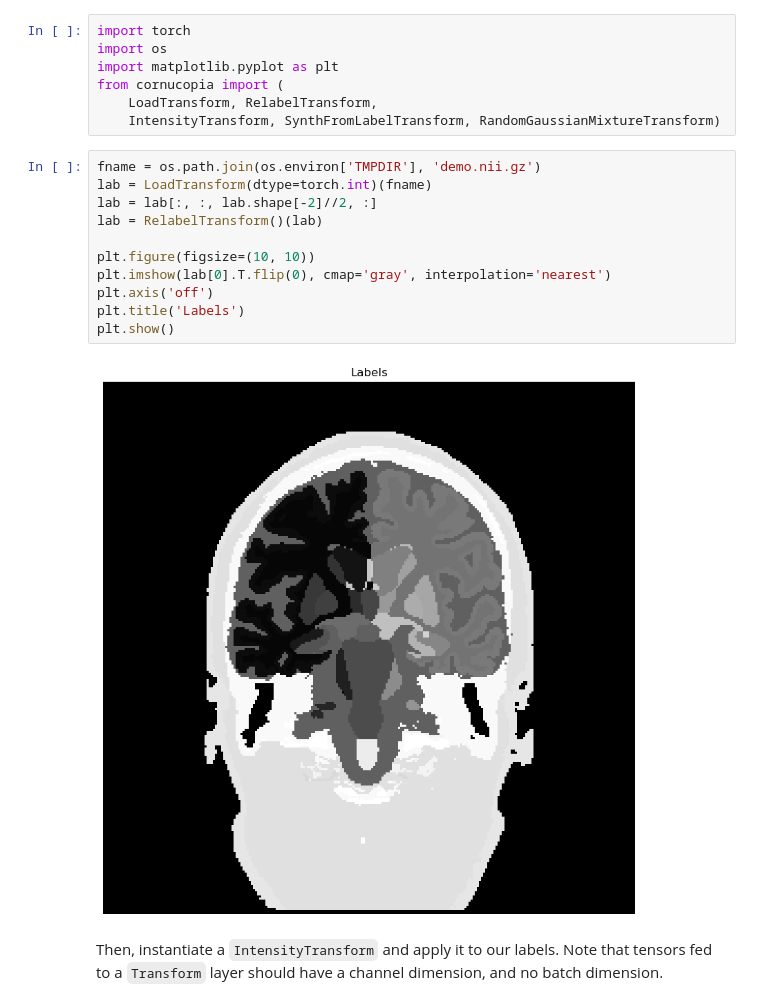
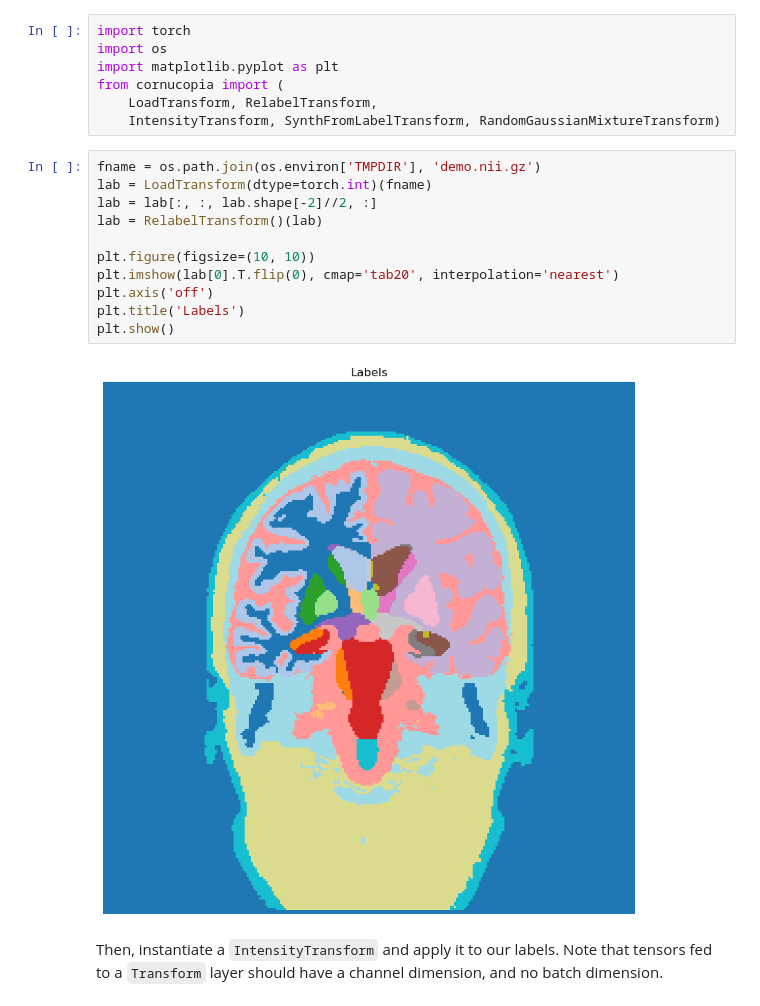
Before and after one commit to balbasty/cornucopia, a Jupyter notebook: docs/examples/synth.ipynb, the cells around one changed output. Saved outputs shown, nothing was run; the diff lists cells and outputs as text.

```diff
--- a/docs/examples/synth.ipynb
+++ b/docs/examples/synth.ipynb
@@ -53,16 +53,16 @@ from cornucopia import (
 # %%
 fname = os.path.join(os.environ['TMPDIR'], 'demo.nii.gz')
 lab = LoadTransform(dtype=torch.int)(fname)
 lab = lab[:, :, lab.shape[-2]//2, :]
 lab = RelabelTransform()(lab)
 
 plt.figure(figsize=(10, 10))
-plt.imshow(lab[0].T.flip(0), cmap='gray', interpolation='nearest')
+plt.imshow(lab[0].T.flip(0), cmap='tab20', interpolation='nearest')
 plt.axis('off')
 plt.title('Labels')
 plt.show()
 # %% [output]
-[figure, old version]
+[figure, new version]
 # %% [markdown]
 Then, instantiate a `IntensityTransform` and apply it to our labels.
 Note that tensors fed to a `Transform` layer should have a channel dimension, and no batch dimension.
```
Also changed, not shown: parts of 5 cells of this notebook.
